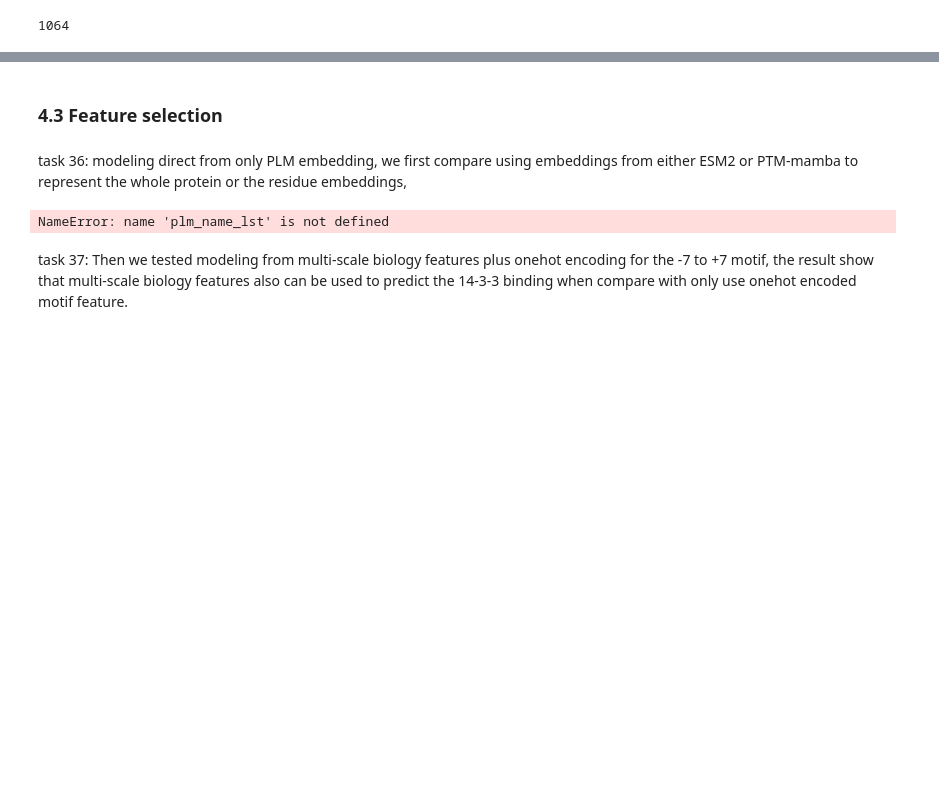
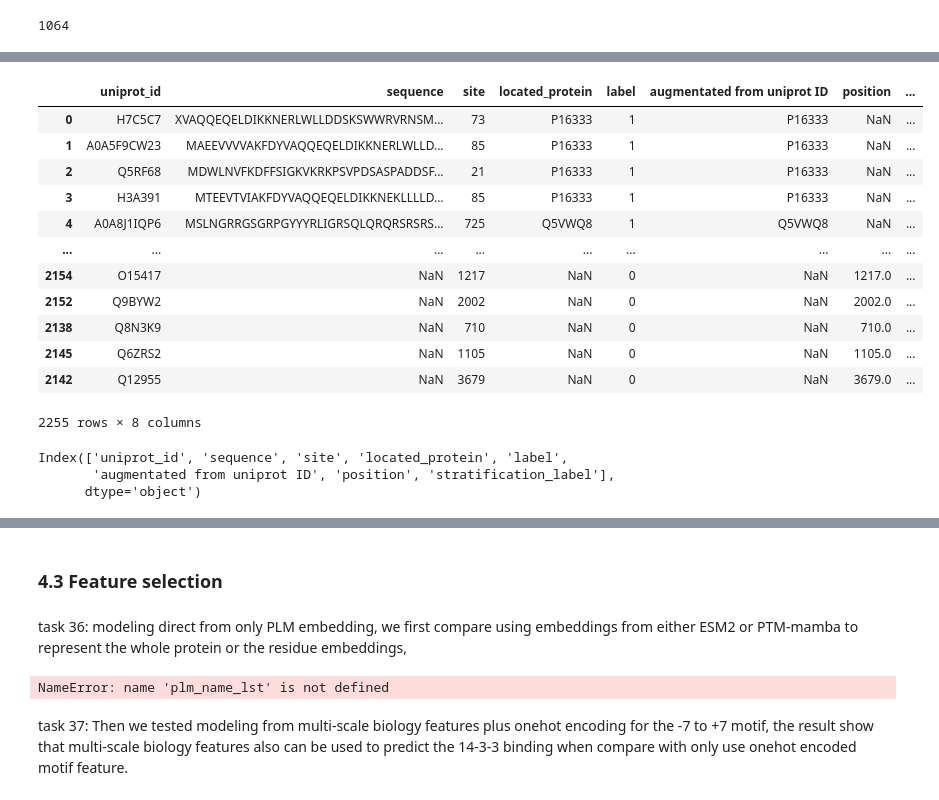
Before and after one commit to liuliu-umich/CAMP-14-3-3, a Jupyter notebook: 4.2 Modeling.ipynb, the cells around one changed output, grey strips where cells are left out. Cells and saved outputs as stored; diff of their text form; code cells hidden in the pictures; blank space fills up the shorter version.

```diff
--- a/4.2 Modeling.ipynb
+++ b/4.2 Modeling.ipynb
@@ -197,0 +236,4 @@ negative_training_dataset_df["label"].value_counts()
+# %%
+df_stratum_sample_size_ceil = df_stratum_sample_size_ceil-negative_values
+df_stratum_sample_size_ceil = df_stratum_sample_size_ceil.fillna(0).astype(int)
+df_stratum_sample_size_ceil
@@ -198,3 +258,3 @@ negative_training_dataset_df["label"].value_counts()
 # %%
-remaining_negative_dataset_df =  df_labeled_and_augmented_negative_data[~df_labeled_and_augmented_negative_data['Uniprot ID'].isin(uniprotid_dict)]
-remaining_negative_dataset_df
+remaining_negative_dataset_df =  df_labeled_and_augmented_negative_data[~df_labeled_and_augmented_negative_data['uniprot_id'].isin(uniprotid_dict)]
+remaining_negative_dataset_df.head(2)
@@ -202,9 +266,12 @@ remaining_negative_dataset_df
 df_sampling_training_negative = negative_training_dataset_df
 for index, value in df_stratum_sample_size_ceil.items():
     if value >0:
-        df_tmp = df_labeled_and_augmented_negative_data[df_labeled_and_augmented_negative_data["stratification_label"] == index]
-        df_tmp = df_tmp[(~df_tmp["uniprot ID"].isin(uniprotid_dict))]
-        sampled_df = df_tmp.sample(n=value,random_state=42)
+        df_tmp = remaining_negative_dataset_df[remaining_negative_dataset_df["stratification_label"] == index]
+        df_tmp = df_tmp[(~df_tmp["uniprot_id"].isin(uniprotid_dict))]
+        if len(df_tmp) < value:
+            sampled_df = df_tmp
+        else:
+            sampled_df = df_tmp.sample(n=value,random_state=42)
         if len(df_sampling_training_negative) == 0:
             df_sampling_training_negative = sampled_df
         else:
@@ -212,2 +295,2 @@ for index, value in df_stratum_sample_size_ceil.items():
 # %%
-training_dataset_df = pd.concat([training_dataset_df, df_sampling_training_positive, df_sampling_training_negative], axis=0)
+training_dataset_df = pd.concat([df_sampling_training_positive, df_sampling_training_negative], axis=0)
@@ -215,0 +297,22 @@ training_dataset_df.shape()
+# %%
+training_dataset_df
+# %% [output]
+|  | uniprot_id | sequence | site | located_protein | label | augmentated from uniprot ID | position | ... |
+| 0 | H7C5C7 | XVAQQEQELDIKKNERLWLLDDSKSWWRVRNSM... | 73 | P16333 | 1 | P16333 | NaN | ... |
+| 1 | A0A5F9CW23 | MAEEVVVVAKFDYVAQQEQELDIKKNERLWLLD... | 85 | P16333 | 1 | P16333 | NaN | ... |
+| 2 | Q5RF68 | MDWLNVFKDFFSIGKVKRKPSVPDSASPADDSF... | 21 | P16333 | 1 | P16333 | NaN | ... |
+| 3 | H3A391 | MTEEVTVIAKFDYVAQQEQELDIKKNEKLLLLD... | 85 | P16333 | 1 | P16333 | NaN | ... |
+| 4 | A0A8J1IQP6 | MSLNGRRGSGRPGYYYRLIGRSQLQRQRSRSRS... | 725 | Q5VWQ8 | 1 | Q5VWQ8 | NaN | ... |
+| ... | ... | ... | ... | ... | ... | ... | ... | ... |
+| 2154 | O15417 | NaN | 1217 | NaN | 0 | NaN | 1217.0 | ... |
+| 2152 | Q9BYW2 | NaN | 2002 | NaN | 0 | NaN | 2002.0 | ... |
+| 2138 | Q8N3K9 | NaN | 710 | NaN | 0 | NaN | 710.0 | ... |
+| 2145 | Q6ZRS2 | NaN | 1105 | NaN | 0 | NaN | 1105.0 | ... |
+| 2142 | Q12955 | NaN | 3679 | NaN | 0 | NaN | 3679.0 | ... |
+2255 rows × 8 columns
+# %%
+training_dataset_df.columns
+# %% [output]
+Index(['uniprot_id', 'sequence', 'site', 'located_protein', 'label',
+       'augmentated from uniprot ID', 'position', 'stratification_label'],
+      dtype='object')
```
Also changed, not shown: parts of 33 cells of this notebook, 3 other files.
